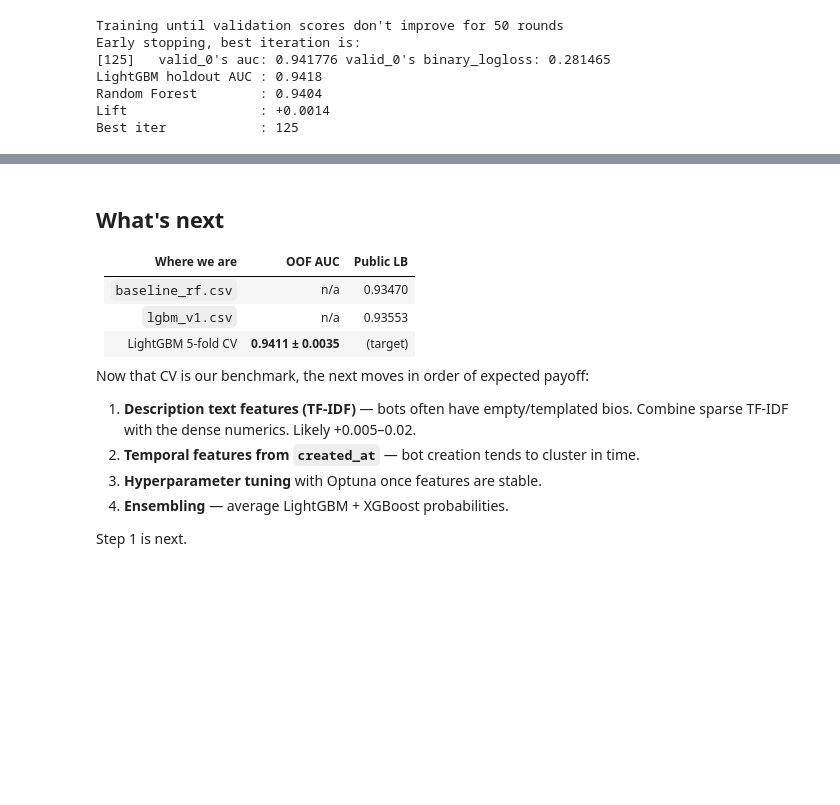
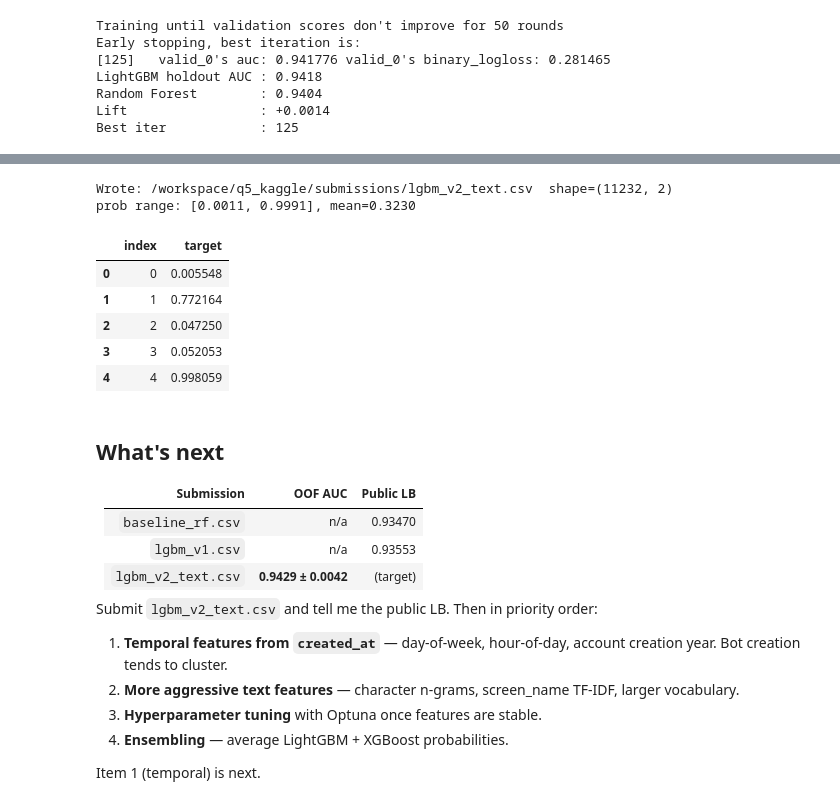
Before and after one commit to jasonsun96/AML_rep, a Jupyter notebook: q5_kaggle/baseline.ipynb, the cells around one changed output, grey strips where cells are left out. Drawn from its saved outputs; the diff is of its cells as text; code cells hidden in the pictures; blank space fills up the shorter version.

Commit message:
kaggle competition update lightgbmv2

```diff
--- a/q5_kaggle/baseline.ipynb
+++ b/q5_kaggle/baseline.ipynb
@@ -289,8 +272,7 @@ X_lgb_test["lang"] = pd.Categorical(
 )
 
 Xa_lgb, Xb_lgb, ya_lgb, yb_lgb = train_test_split(
-    X_lgb_full, y_train,
-    test_size=0.2, stratify=y_train, random_state=RANDOM_STATE,
+    X_lgb_full, y_train, test_size=0.2, stratify=y_train, random_state=RANDOM_STATE,
 )
 
 lgbm = lgb.LGBMClassifier(
@@ -298,11 +280,8 @@ lgbm = lgb.LGBMClassifier(
     min_data_in_leaf=20, feature_fraction=0.9, bagging_fraction=0.9,
     bagging_freq=5, random_state=RANDOM_STATE, n_jobs=-1, verbose=-1,
 )
-lgbm.fit(
-    Xa_lgb, ya_lgb,
-    eval_set=[(Xb_lgb, yb_lgb)], eval_metric="auc",
-    callbacks=[lgb.early_stopping(50), lgb.log_evaluation(0)],
-)
+lgbm.fit(Xa_lgb, ya_lgb, eval_set=[(Xb_lgb, yb_lgb)], eval_metric="auc",
+         callbacks=[lgb.early_stopping(50), lgb.log_evaluation(0)])
 
 yb_prob_lgb = lgbm.predict_proba(Xb_lgb)[:, 1]
 auc_lgb = roc_auc_score(yb_lgb, yb_prob_lgb)
@@ -401,0 +436,12 @@ Training until validation scores don't improve for 50 rounds
+# %%
+oh = OneHotEncoder(handle_unknown="ignore", sparse_output=True)
+lang_train_oh = oh.fit_transform(X_train_full[["lang"]])
+lang_test_oh  = oh.transform(X_test[["lang"]])
+
+num_train = sparse.csr_matrix(X_train_full[numeric_cols].fillna(0).values)
+num_test  = sparse.csr_matrix(X_test[numeric_cols].fillna(0).values)
+
+X_combined_train = sparse.hstack([num_train, lang_train_oh, Xt_train]).tocsr()
+X_combined_test  = sparse.hstack([num_test,  lang_test_oh,  Xt_test ]).tocsr()
+print(f"Combined train shape: {X_combined_train.shape}")
+print(f"Combined test  shape: {X_combined_test.shape}")
@@ -401,0 +453,5 @@ Training until validation scores don't improve for 50 rounds
+# %%
+cv_text = lgbm_cv(X_combined_train, y_train)
+print(f"\nPrev (no text) OOF: {roc_auc_score(y_train, cv_baseline['oof']):.4f}")
+print(f"With text  OOF    : {roc_auc_score(y_train, cv_text['oof']):.4f}")
+print(f"Lift              : {roc_auc_score(y_train, cv_text['oof']) - roc_auc_score(y_train, cv_baseline['oof']):+.4f}")
@@ -402,17 +485,42 @@ Training until validation scores don't improve for 50 rounds
+# %%
+final_iters = int(np.mean(cv_text["iters"]))
+clf_final = lgb.LGBMClassifier(
+    n_estimators=final_iters,
+    learning_rate=0.05, num_leaves=63, min_data_in_leaf=20,
+    feature_fraction=0.9, bagging_fraction=0.9, bagging_freq=5,
+    random_state=RANDOM_STATE, n_jobs=-1, verbose=-1,
+)
+clf_final.fit(X_combined_train, y_train)
+test_prob = clf_final.predict_proba(X_combined_test)[:, 1]
+
+sub = pd.DataFrame({"index": test["index"].values, "target": test_prob})
+sub.to_csv(SUB_DIR / "lgbm_v2_text.csv", index=False, float_format="%.6f")
+print(f"Wrote: {SUB_DIR/'lgbm_v2_text.csv'}  shape={sub.shape}")
+print(f"prob range: [{test_prob.min():.4f}, {test_prob.max():.4f}], mean={test_prob.mean():.4f}")
+sub.head()
+# %% [output]
+Wrote: /workspace/q5_kaggle/submissions/lgbm_v2_text.csv  shape=(11232, 2)
+prob range: [0.0011, 0.9991], mean=0.3230
+|  | index | target |
+| 0 | 0 | 0.005548 |
+| 1 | 1 | 0.772164 |
+| 2 | 2 | 0.047250 |
+| 3 | 3 | 0.052053 |
+| 4 | 4 | 0.998059 |
 # %% [markdown]
 ## What's next
 
-| Where we are | OOF AUC | Public LB |
+| Submission | OOF AUC | Public LB |
 |---|---|---|
 | `baseline_rf.csv` | n/a | 0.93470 |
 | `lgbm_v1.csv` | n/a | 0.93553 |
-| LightGBM 5-fold CV | **0.9411 ± 0.0035** | (target) |
+| `lgbm_v2_text.csv` | **0.9429 ± 0.0042** | (target) |
 
-Now that CV is our benchmark, the next moves in order of expected payoff:
+Submit `lgbm_v2_text.csv` and tell me the public LB. Then in priority order:
 
-1. **Description text features (TF-IDF)** — bots often have empty/templated bios. Combine sparse TF-IDF with the dense numerics. Likely +0.005–0.02.
-2. **Temporal features from `created_at`** — bot creation tends to cluster in time.
+1. **Temporal features from `created_at`** — day-of-week, hour-of-day, account creation year. Bot creation tends to cluster.
+2. **More aggressive text features** — character n-grams, screen_name TF-IDF, larger vocabulary.
 3. **Hyperparameter tuning** with Optuna once features are stable.
 4. **Ensembling** — average LightGBM + XGBoost probabilities.
 
-Step 1 is next.
+Item 1 (temporal) is next.
```
Also changed, not shown: parts of 22 cells of this notebook, 1 other file.
